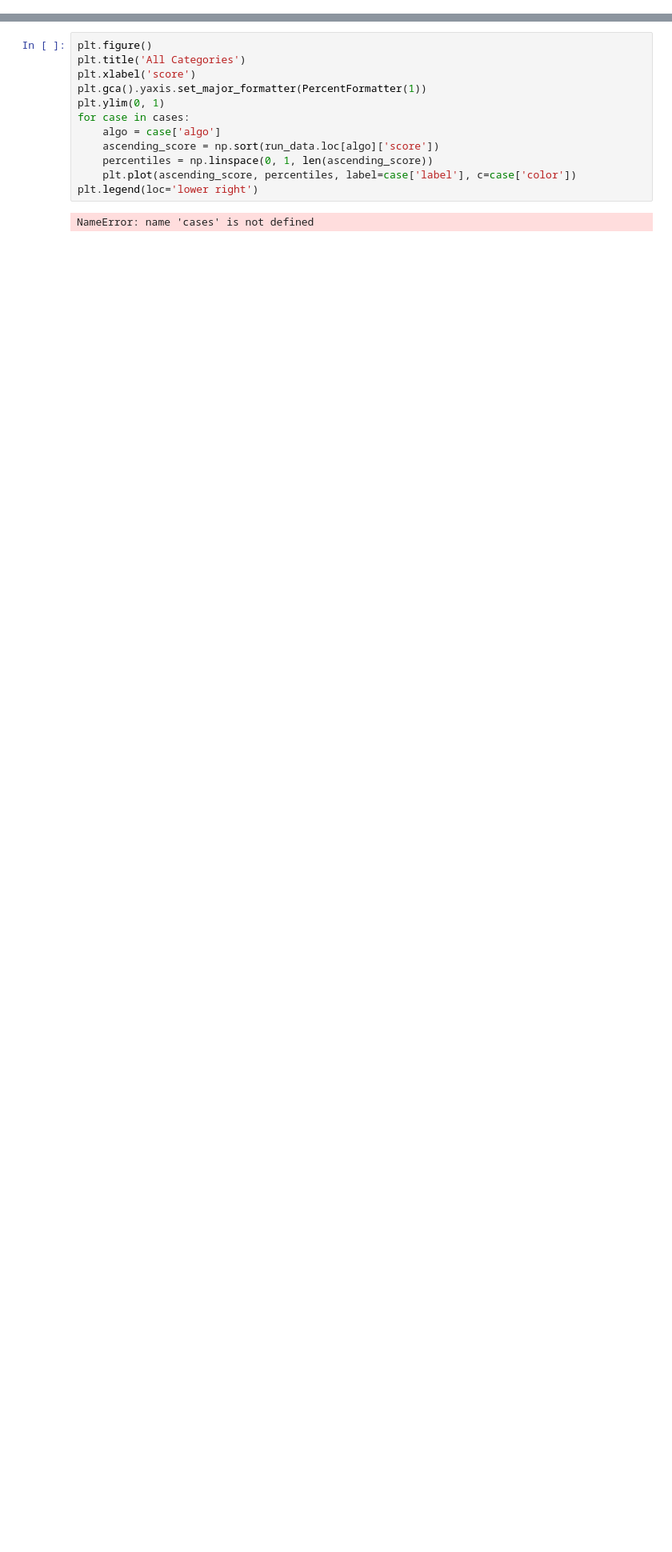
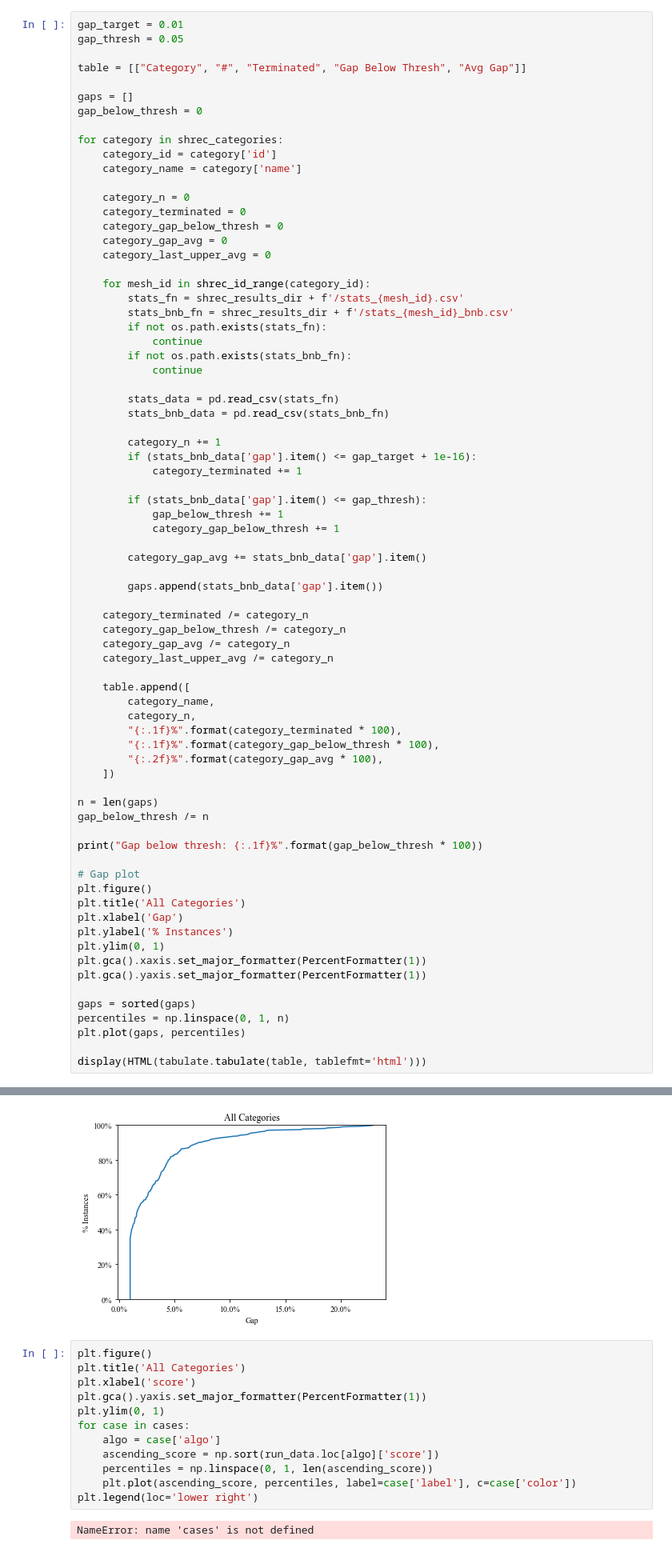
Before and after one commit to jsb/LayoutEmbedding, a Jupyter notebook: notebooks/shrec07.ipynb, the cells around one changed output, grey strips where cells are left out. Shown at 80% size. Saved outputs shown, nothing was run; the diff lists cells and outputs as text; blank space fills up the shorter version.

Commit message:
Stats

```diff
--- a/notebooks/shrec07.ipynb
+++ b/notebooks/shrec07.ipynb
@@ -144,0 +147,75 @@ plt.savefig('/home/pschmidt/layout-embedding-paper/img/shrec07-quantitative/plot
+# %%
+gap_target = 0.01
+gap_thresh = 0.05
+
+table = [["Category", "#", "Terminated", "Gap Below Thresh", "Avg Gap"]]
+
+gaps = []
+gap_below_thresh = 0
+
+for category in shrec_categories:
+    category_id = category['id']
+    category_name = category['name']
+
+    category_n = 0
+    category_terminated = 0
+    category_gap_below_thresh = 0
+    category_gap_avg = 0
+    category_last_upper_avg = 0
+
+    for mesh_id in shrec_id_range(category_id):
+        stats_fn = shrec_results_dir + f'/stats_{mesh_id}.csv'
+        stats_bnb_fn = shrec_results_dir + f'/stats_{mesh_id}_bnb.csv'
+        if not os.path.exists(stats_fn):
+            continue
+        if not os.path.exists(stats_bnb_fn):
+            continue
+
+        stats_data = pd.read_csv(stats_fn)
+        stats_bnb_data = pd.read_csv(stats_bnb_fn)
+
+        category_n += 1
+        if (stats_bnb_data['gap'].item() <= gap_target + 1e-16):
+            category_terminated += 1
+
+        if (stats_bnb_data['gap'].item() <= gap_thresh):
+            gap_below_thresh += 1
+            category_gap_below_thresh += 1
+
+        category_gap_avg += stats_bnb_data['gap'].item()
+
+        gaps.append(stats_bnb_data['gap'].item())
+
+    category_terminated /= category_n
+    category_gap_below_thresh /= category_n
+    category_gap_avg /= category_n
+    category_last_upper_avg /= category_n
+
+    table.append([
+        category_name,
+        category_n,
+        "{:.1f}%".format(category_terminated * 100),
+        "{:.1f}%".format(category_gap_below_thresh * 100),
+        "{:.2f}%".format(category_gap_avg * 100),
+    ])
+
+n = len(gaps)
+gap_below_thresh /= n
+
+print("Gap below thresh: {:.1f}%".format(gap_below_thresh * 100))
+
+# Gap plot
+plt.figure()
+plt.title('All Categories')
+plt.xlabel('Gap')
+plt.ylabel('% Instances')
+plt.ylim(0, 1)
+plt.gca().xaxis.set_major_formatter(PercentFormatter(1))
+plt.gca().yaxis.set_major_formatter(PercentFormatter(1))
+
+gaps = sorted(gaps)
+percentiles = np.linspace(0, 1, n)
+plt.plot(gaps, percentiles)
+
+display(HTML(tabulate.tabulate(table, tablefmt='html')))
+# %% [output]
@@ -145,3 +240,4 @@ plt.savefig('/home/pschmidt/layout-embedding-paper/img/shrec07-quantitative/plot
+[figure, added]
 # %%
 plt.figure()
 plt.title('All Categories')
```
Also changed, not shown: parts of 4 cells of this notebook.
